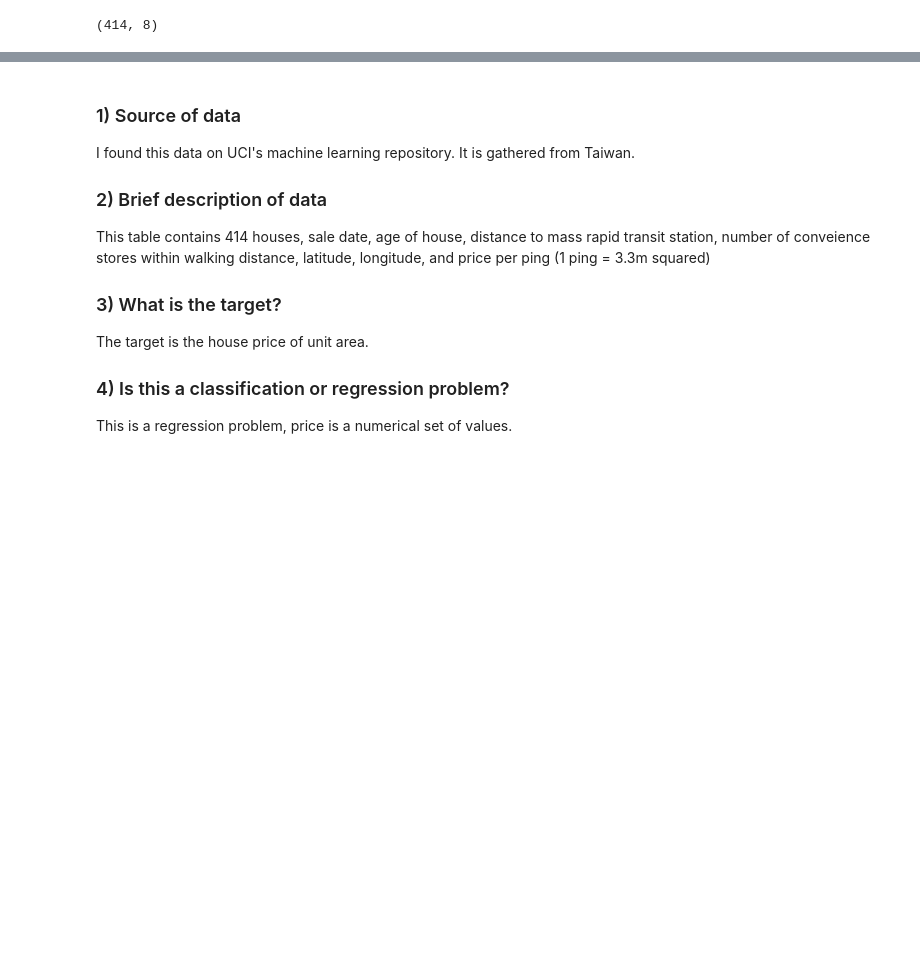
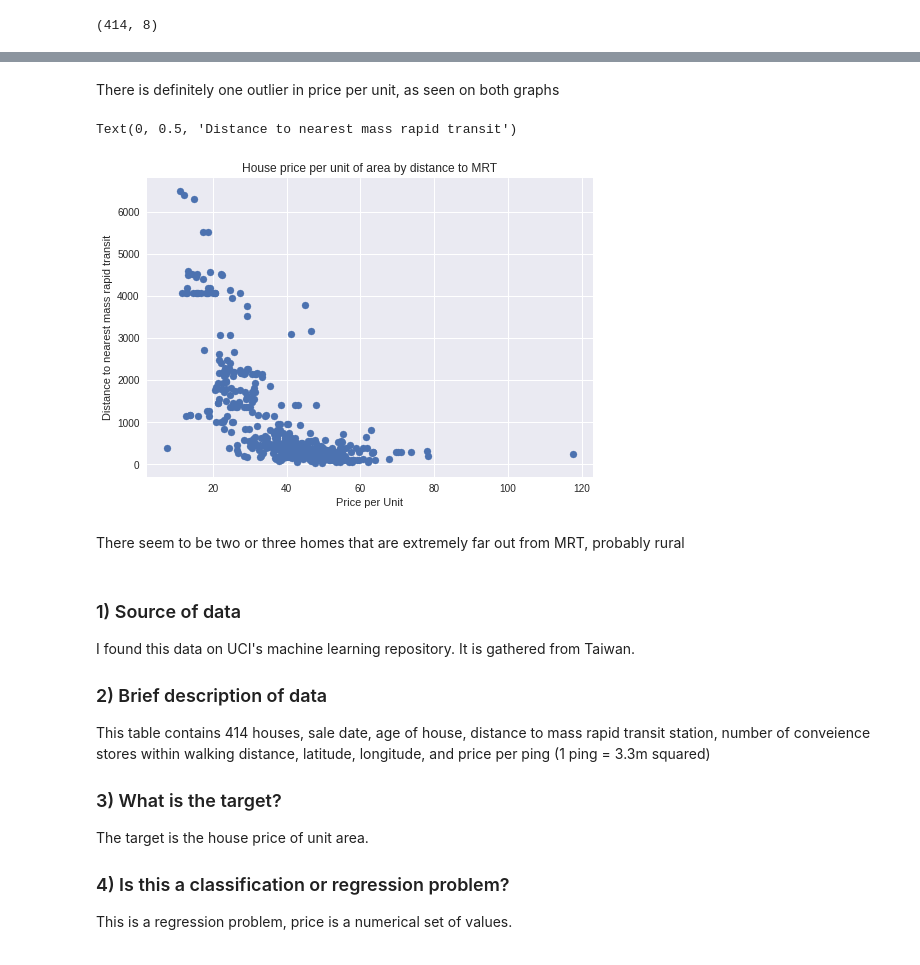
Before and after one commit to blakedshull/datascience, a Jupyter notebook: Project_2.ipynb, the cells around one changed output, grey strips where cells are left out. Saved outputs shown, nothing was run; the diff lists cells and outputs as text; code cells hidden in the pictures; blank space fills up the shorter version.

```diff
--- a/Project_2.ipynb
+++ b/Project_2.ipynb
@@ -76,3 +428,15 @@ df2.shape
+# %% [markdown]
+There is definitely one outlier in price per unit, as seen on both graphs
+# %%
+plt.scatter(data = df2, x = 'house price of unit area', y = 'distance to the nearest MRT station')
+plt.title("House price per unit of area by distance to MRT")
+plt.xlabel("Price per Unit")
+plt.ylabel("Distance to nearest mass rapid transit")
+# %% [output]
+Text(0, 0.5, 'Distance to nearest mass rapid transit')
+[figure, added]
+# %% [markdown]
+There seem to be two or three homes that are extremely far out from MRT, probably rural
 # %% [markdown]
 ### 1) Source of data
 
```
Also changed, not shown: parts of 49 cells of this notebook.
